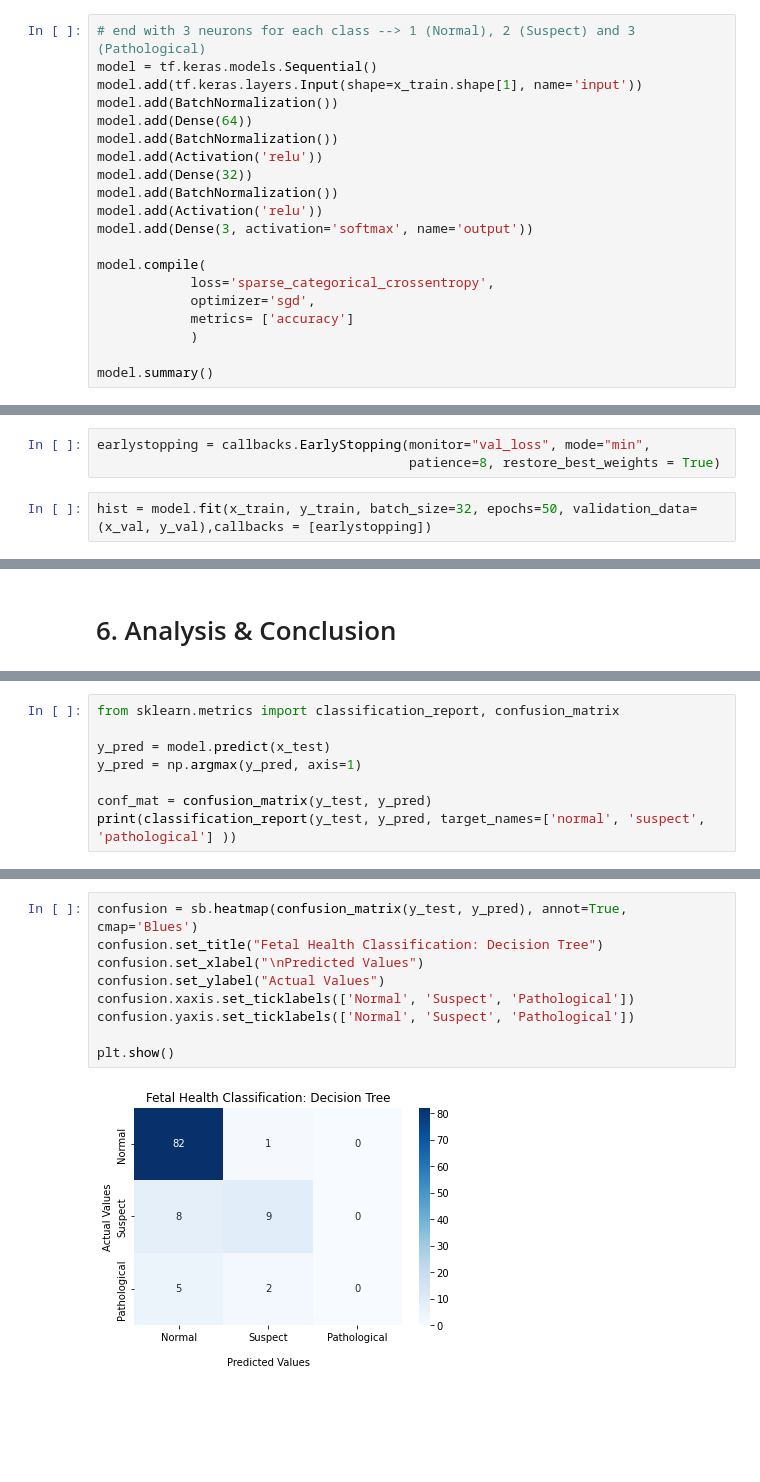
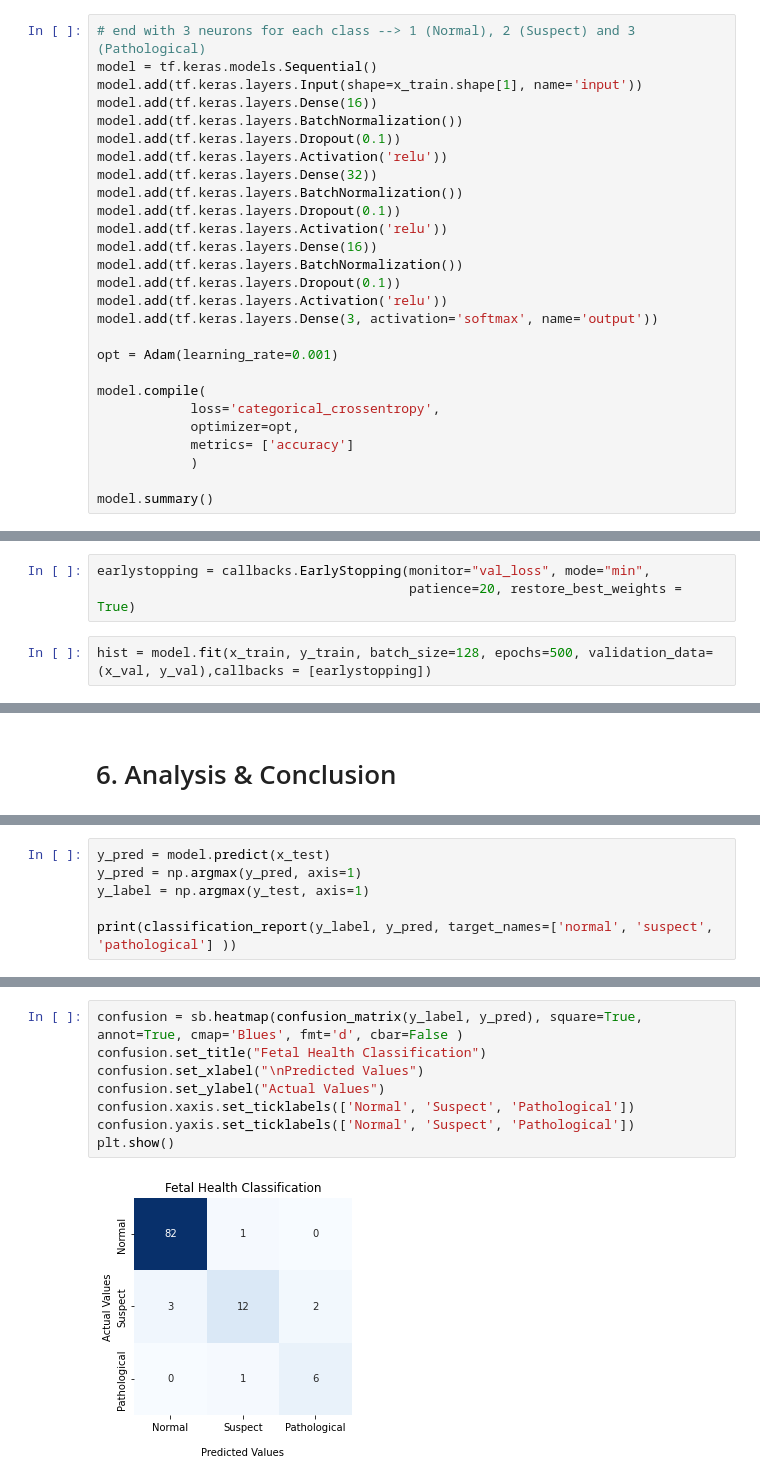
Before and after one commit to nickknapton12/BMEN415_Final_Project, a Jupyter notebook: Classification/Rachel/NN_Model2.ipynb, the cells around one changed output, grey strips where cells are left out. Saved outputs shown, nothing was run; the diff lists cells and outputs as text; blank space fills up the shorter version.

Commit message:
updated models

```diff
--- a/Classification/Rachel/NN_Model2.ipynb
+++ b/Classification/Rachel/NN_Model2.ipynb
@@ -72,18 +103,25 @@ y_test shape is: (107,)
 # end with 3 neurons for each class --> 1 (Normal), 2 (Suspect) and 3 (Pathological)
 model = tf.keras.models.Sequential()
 model.add(tf.keras.layers.Input(shape=x_train.shape[1], name='input'))
-model.add(BatchNormalization())
-model.add(Dense(64))
-model.add(BatchNormalization())
-model.add(Activation('relu'))
-model.add(Dense(32))
-model.add(BatchNormalization())
-model.add(Activation('relu'))
-model.add(Dense(3, activation='softmax', name='output'))
+model.add(tf.keras.layers.Dense(16))
+model.add(tf.keras.layers.BatchNormalization())
+model.add(tf.keras.layers.Dropout(0.1))
+model.add(tf.keras.layers.Activation('relu'))
+model.add(tf.keras.layers.Dense(32))
+model.add(tf.keras.layers.BatchNormalization())
+model.add(tf.keras.layers.Dropout(0.1))
+model.add(tf.keras.layers.Activation('relu'))
+model.add(tf.keras.layers.Dense(16))
+model.add(tf.keras.layers.BatchNormalization())
+model.add(tf.keras.layers.Dropout(0.1))
+model.add(tf.keras.layers.Activation('relu'))
+model.add(tf.keras.layers.Dense(3, activation='softmax', name='output'))
+
+opt = Adam(learning_rate=0.001)
 
 model.compile(
-            loss='sparse_categorical_crossentropy',
-            optimizer='sgd',
+            loss='categorical_crossentropy',
+            optimizer=opt,
             metrics= ['accuracy']
             )
 
@@ -112,7 +148,7 @@ _________________________________________________________________
 # 5. Training
 # %%
 earlystopping = callbacks.EarlyStopping(monitor="val_loss", mode="min",
-                                        patience=8, restore_best_weights = True)
+                                        patience=20, restore_best_weights = True)
 # %%
-hist = model.fit(x_train, y_train, batch_size=32, epochs=50, validation_data=(x_val, y_val),callbacks = [earlystopping])
+hist = model.fit(x_train, y_train, batch_size=128, epochs=500, validation_data=(x_val, y_val),callbacks = [earlystopping])
 # %% [output]
@@ -187,11 +217,9 @@ model.evaluate(x_test, y_test)
 # %%
-from sklearn.metrics import classification_report, confusion_matrix
-
 y_pred = model.predict(x_test)
 y_pred = np.argmax(y_pred, axis=1)
+y_label = np.argmax(y_test, axis=1)
 
-conf_mat = confusion_matrix(y_test, y_pred)
-print(classification_report(y_test, y_pred, target_names=['normal', 'suspect', 'pathological'] ))
+print(classification_report(y_label, y_pred, target_names=['normal', 'suspect', 'pathological'] ))
 # %% [output]
               precision    recall  f1-score   support
 
@@ -219,11 +240,10 @@ print (TP, TN, FP, FN)
 # %%
-confusion = sb.heatmap(confusion_matrix(y_test, y_pred), annot=True, cmap='Blues')
-confusion.set_title("Fetal Health Classification: Decision Tree")
+confusion = sb.heatmap(confusion_matrix(y_label, y_pred), square=True, annot=True, cmap='Blues', fmt='d', cbar=False )
+confusion.set_title("Fetal Health Classification")
 confusion.set_xlabel("\nPredicted Values")
 confusion.set_ylabel("Actual Values")
 confusion.xaxis.set_ticklabels(['Normal', 'Suspect', 'Pathological'])
 confusion.yaxis.set_ticklabels(['Normal', 'Suspect', 'Pathological'])
-
 plt.show()
 # %% [output]
-[figure, old version]
+[figure, new version]
```
Also changed, not shown: parts of 13 cells of this notebook.
